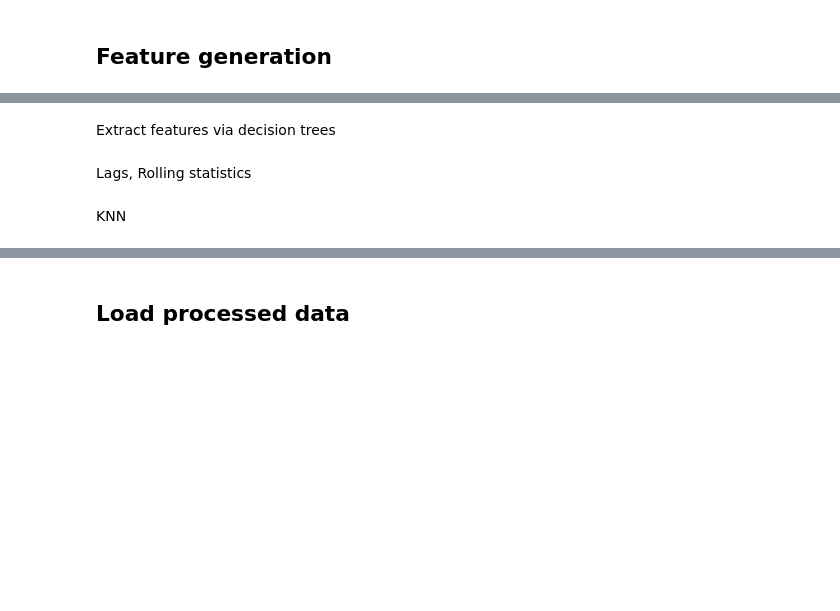
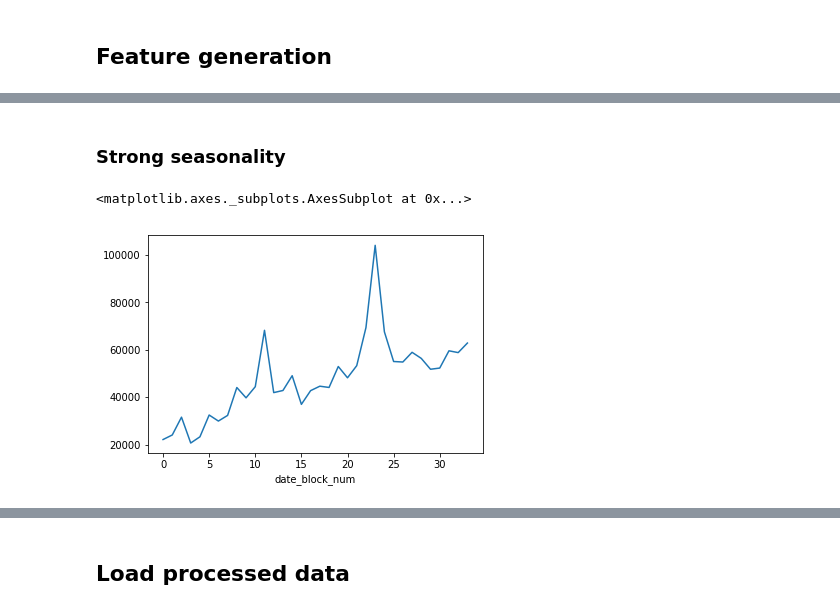
Before and after one commit to WLM1ke/How_to_Win_Kagglers, a Jupyter notebook: final/report.ipynb, the cells around one changed output, grey strips where cells are left out. Cells and saved outputs as stored; diff of their text form; code cells hidden in the pictures; blank space fills up the shorter version.

```diff
--- a/final/report.ipynb
+++ b/final/report.ipynb
@@ -180,0 +299,4 @@ Isnull feature
+# %%
+# stack train and test data
+data = pd.concat([data, test], axis=0, sort=False)
+data.index.name = "ID"
@@ -181,2 +305,11 @@ Isnull feature
+# %%
+save_index = data.index
+data = data.merge(shops, how="left", on="shop_id")
+data = data.merge(items, how="left", on="item_id")
+data = data.merge(cat, how="left", on="item_category_id")
+data.index = save_index
+# %%
+# Drop constant features
+data = data.loc[:, data.nunique() != 1]
 # %% [markdown]
 ## Feature generation
@@ -191,6 +316,9 @@ Dimensionality reduction (SVD, PCA, NMF, tSNE)
-# %% [markdown]
-Extract features via decision trees
-# %% [markdown]
-Lags, Rolling statistics
-# %% [markdown]
-KNN
+# %% [markdown]
+### Strong seasonality
+# %%
+montly_agg = data.groupby("date_block_num")["y"].sum().iloc[:-1]
+# %%
+montly_agg.plot()
+# %% [output]
+<matplotlib.axes._subplots.AxesSubplot at 0x...>
+[figure, added]
```
Also changed, not shown: parts of 126 cells of this notebook, 3 other files.
